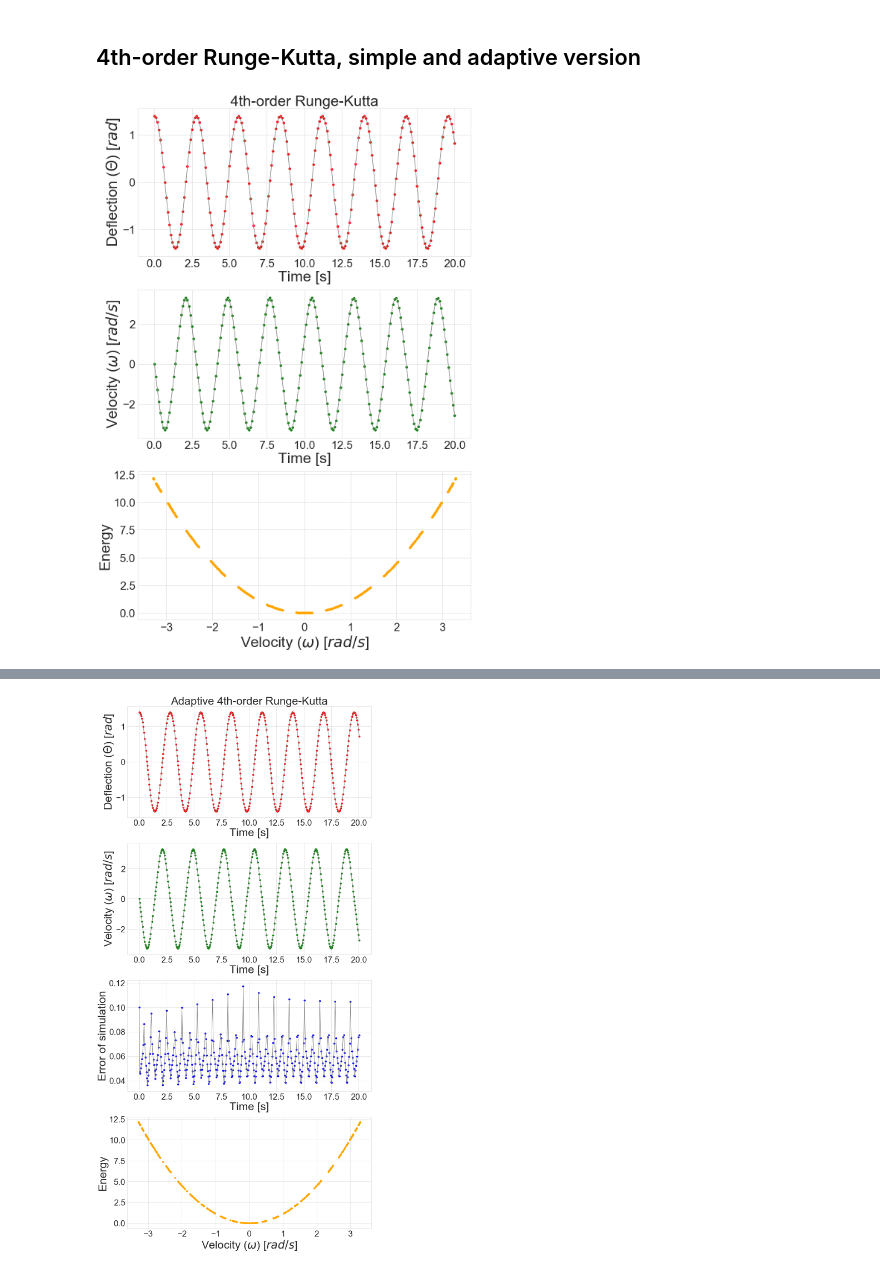
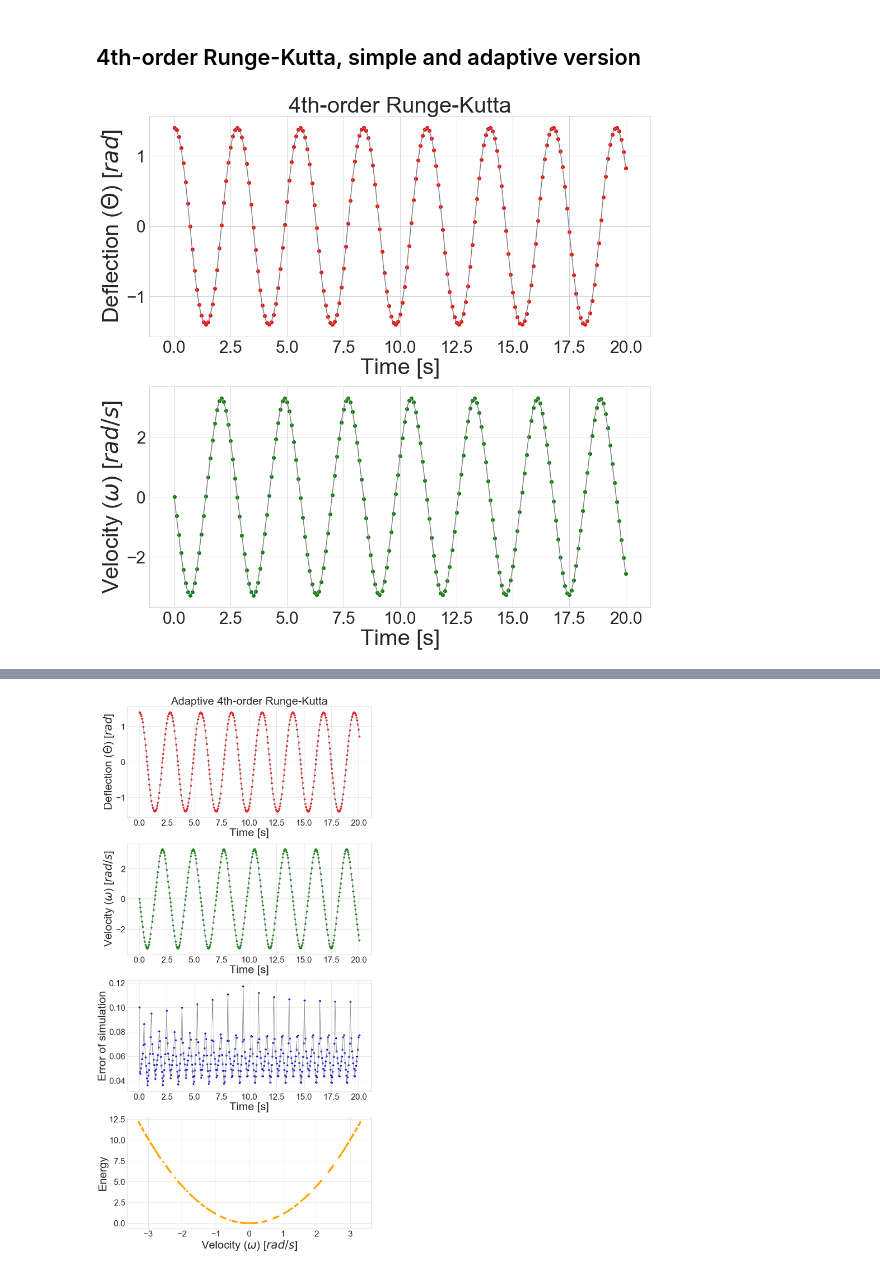
Before and after one commit to masterdesky/ELTE-comp-sim-2019, a Jupyter notebook: II. Simple Pendulum/out/II. Simple Pendulum.ipynb, the cells around one changed output, grey strips where cells are left out. Saved outputs shown, nothing was run; the diff lists cells and outputs as text; code cells hidden in the pictures.

```diff
--- a/II. Simple Pendulum/out/II. Simple Pendulum.ipynb
+++ b/II. Simple Pendulum/out/II. Simple Pendulum.ipynb
@@ -91,33 +91,29 @@ image_format = 'pdf'
 # %% [markdown]
 ## 4th-order Runge-Kutta, simple and adaptive version
 # %%
-nrows = 3
+nrows = 2
 ncols = 1
 fig, axes = plt.subplots(nrows=nrows, ncols=ncols, figsize=(ncols*14, nrows*7))
 
 axes[0].plot(data_runge[::steps,0], data_runge[::steps,1], color='grey')
 axes[1].plot(data_runge[::steps,0], data_runge[::steps,2], color='grey')
 
 axes[0].scatter(data_runge[::steps,0], data_runge[::steps,1], color='red')
 axes[1].scatter(data_runge[::steps,0], data_runge[::steps,2], color='green')
-axes[2].scatter(data_runge[::steps,2], data_runge[::steps,4], color='orange')
 
 axes[0].set_title('4th-order Runge-Kutta', fontsize=40)
 
 axes[0].set_xlabel('Time [s]', fontsize=40)
 axes[1].set_xlabel('Time [s]', fontsize=40)
-axes[2].set_xlabel('Velocity ($\omega$) [$rad/s$]', fontsize=40)
 
 axes[0].set_ylabel('Deflection ($\Theta$) [$rad$]', fontsize=40)
 axes[1].set_ylabel('Velocity ($\omega$) [$rad/s$]', fontsize=40)
-axes[2].set_ylabel('Energy', fontsize=40)
 
 axes[0].tick_params(axis='both', which='major', labelsize=30)
 axes[1].tick_params(axis='both', which='major', labelsize=30)
-axes[2].tick_params(axis='both', which='major', labelsize=30)
 
 fig.tight_layout()
 plt.savefig('..\\Documentation\\src\\images\\theta_omega_runge.' + image_format, format=image_format, dpi=image_dpi)
 plt.show()
 # %% [output]
-[figure, old version]
+[figure, new version]
```
Also changed, not shown: parts of 5 cells of this notebook, 16 other files.
